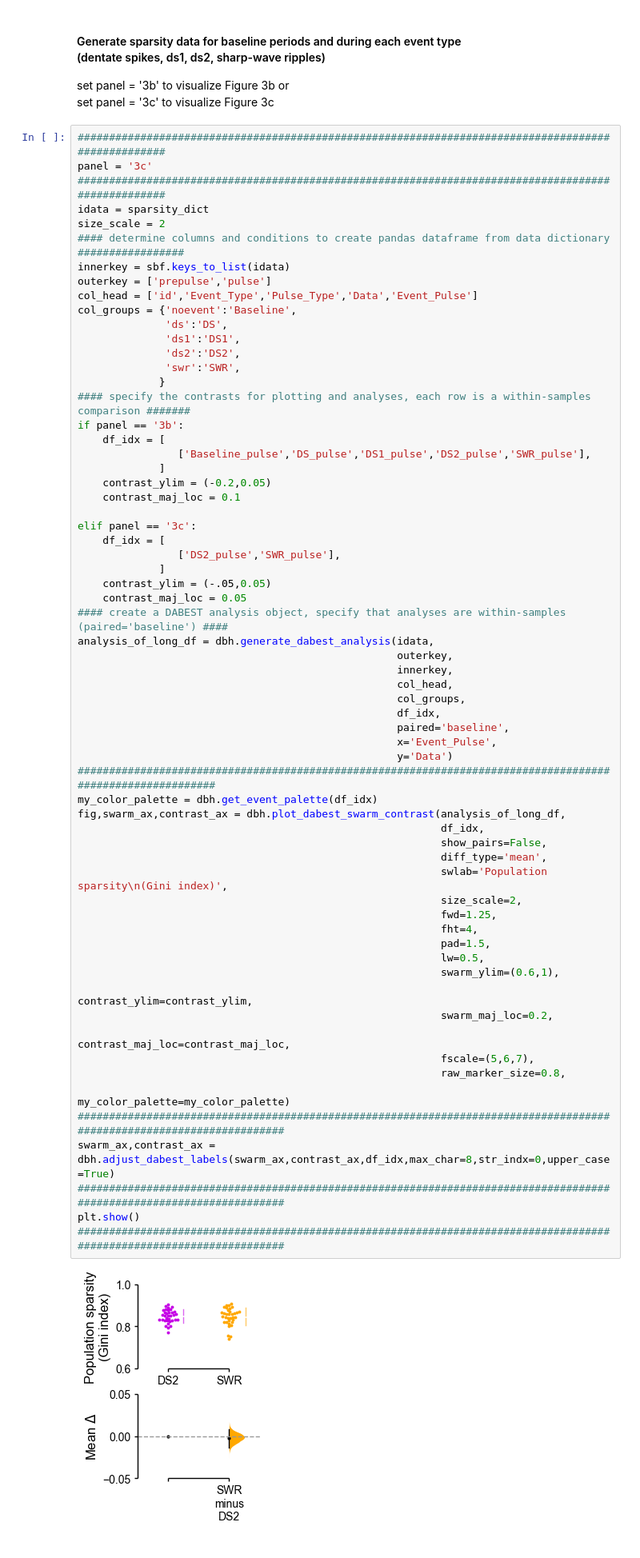
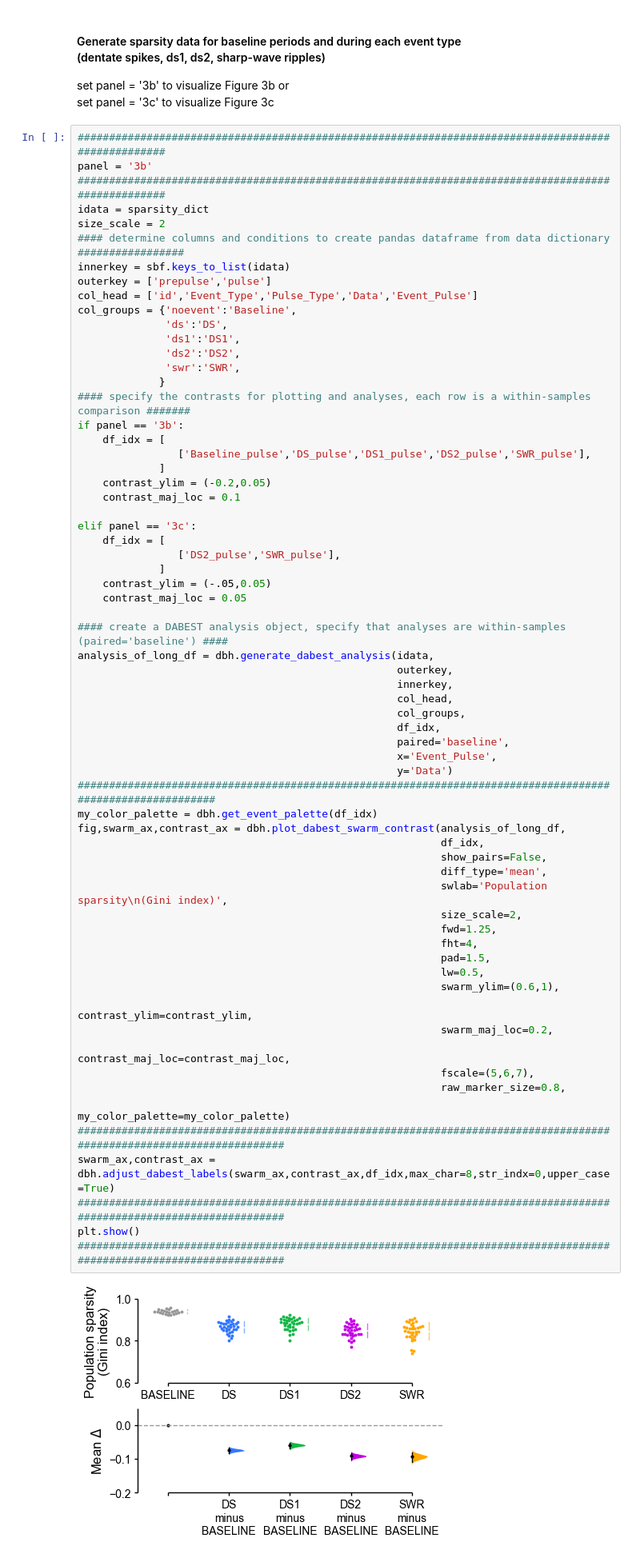
Before and after one commit to stephenbmchugh-neuroscience/neuron_2024_repro, a Jupyter notebook: notebooks/Neuron_Figure_3_github.ipynb, the cells around one changed output. Shown at 80% size. Drawn from its saved outputs; the diff is of its cells as text.

```diff
--- a/notebooks/Neuron_Figure_3_github.ipynb
+++ b/notebooks/Neuron_Figure_3_github.ipynb
@@ -84,7 +91,7 @@ set panel = '3b' to visualize Figure 3b or <br>
 set panel = '3c' to visualize Figure 3c
 # %%
 ###################################################################################################
-panel = '3c'
+panel = '3b'
 ###################################################################################################
 idata = sparsity_dict
 size_scale = 2
@@ -112,6 +119,7 @@ elif panel == '3c':
              ]
     contrast_ylim = (-.05,0.05)
     contrast_maj_loc = 0.05
+
 #### create a DABEST analysis object, specify that analyses are within-samples (paired='baseline') ####
 analysis_of_long_df = dbh.generate_dabest_analysis(idata,
                                                    outerkey,
@@ -120,31 +128,31 @@ analysis_of_long_df = dbh.generate_dabest_analysis(idata,
                                                    col_groups,
                                                    df_idx,
                                                    paired='baseline',
                                                    x='Event_Pulse',
                                                    y='Data')
 ###########################################################################################################
 my_color_palette = dbh.get_event_palette(df_idx)
 fig,swarm_ax,contrast_ax = dbh.plot_dabest_swarm_contrast(analysis_of_long_df,
                                                           df_idx,
                                                           show_pairs=False,
                                                           diff_type='mean',
                                                           swlab='Population sparsity\n(Gini index)',
                                                           size_scale=2,
                                                           fwd=1.25,
                                                           fht=4,
                                                           pad=1.5,
                                                           lw=0.5,
                                                           swarm_ylim=(0.6,1),
                                                           contrast_ylim=contrast_ylim,
                                                           swarm_maj_loc=0.2,
                                                           contrast_maj_loc=contrast_maj_loc,
                                                           fscale=(5,6,7),
                                                           raw_marker_size=0.8,
                                                           my_color_palette=my_color_palette)
 ######################################################################################################################
 swarm_ax,contrast_ax = dbh.adjust_dabest_labels(swarm_ax,contrast_ax,df_idx,max_char=8,str_indx=0,upper_case=True)
 ######################################################################################################################
 plt.show()
 ######################################################################################################################
 # %% [output]
-[figure, old version]
+[figure, new version]
```
Also changed, not shown: parts of 47 cells of this notebook, 3 other files.
